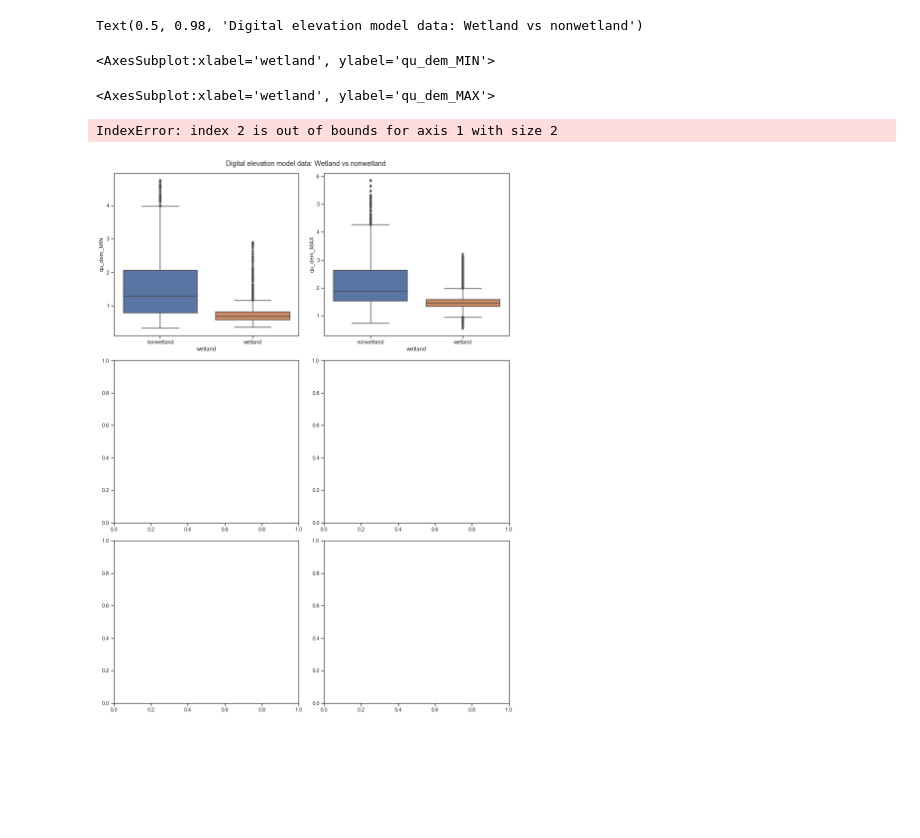
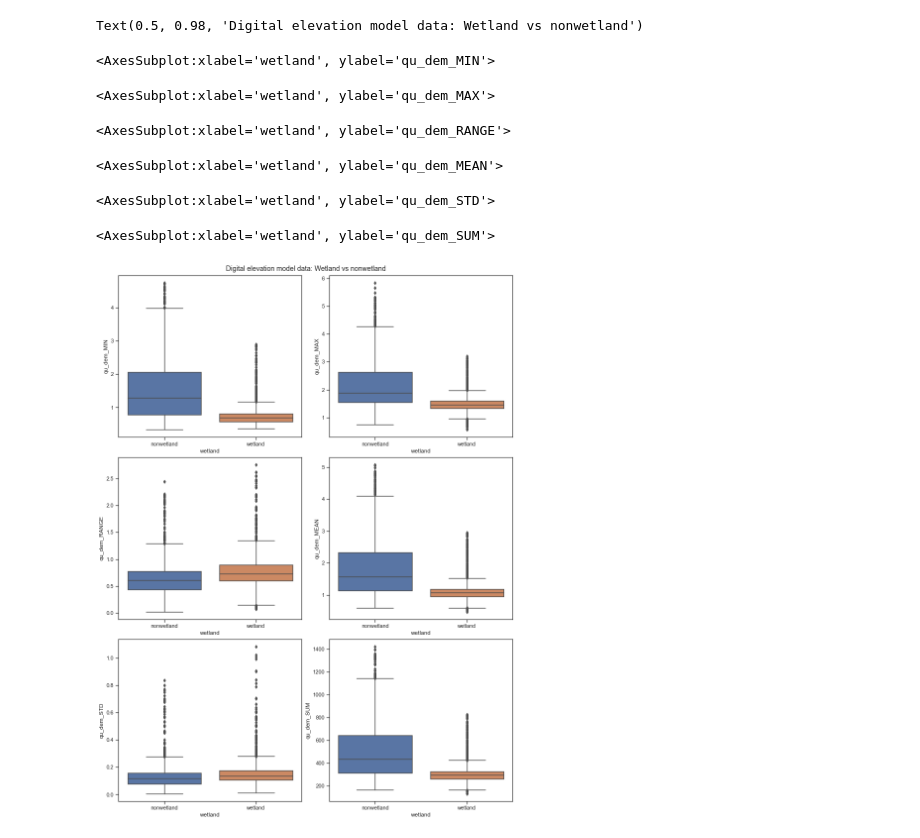
Before and after one commit to sgovil5/wetland-prediction, a Jupyter notebook: V1/Boxplots.ipynb, the cells around one changed output. Saved outputs shown, nothing was run; the diff lists cells and outputs as text; code cells hidden in the pictures; blank space fills up the shorter version.

Commit message:
Still need to finish the boxplots :(

```diff
--- a/V1/Boxplots.ipynb
+++ b/V1/Boxplots.ipynb
@@ -15,19 +15,22 @@ dfes = pd.read_csv('RiverRoad_Quan_RF.csv')
 # %%
 fig, ax = plt.subplots(3, 2, figsize=(12,16), constrained_layout=True)
 fig.suptitle('Digital elevation model data: Wetland vs nonwetland')
 
 sns.boxplot(ax=ax[0,0], x=dfes.wetland,y=dfes.qu_dem_MIN, width=0.8)
 sns.boxplot(ax=ax[0,1], x=dfes.wetland,y=dfes.qu_dem_MAX, width=0.8)
-sns.boxplot(ax=ax[0,2], x=dfes.wetland,y=dfes.qu_dem_RANGE, width=0.8)
-sns.boxplot(ax=ax[1,0], x=dfes.wetland,y=dfes.qu_dem_MEAN, width=0.8)
-sns.boxplot(ax=ax[1,1], x=dfes.wetland,y=dfes.qu_dem_STD, width=0.8)
-sns.boxplot(ax=ax[1,2], x=dfes.wetland,y=dfes.qu_dem_SUM, width =0.8)
+sns.boxplot(ax=ax[1,0], x=dfes.wetland,y=dfes.qu_dem_RANGE, width=0.8)
+sns.boxplot(ax=ax[1,1], x=dfes.wetland,y=dfes.qu_dem_MEAN, width=0.8)
+sns.boxplot(ax=ax[2,0], x=dfes.wetland,y=dfes.qu_dem_STD, width=0.8)
+sns.boxplot(ax=ax[2,1], x=dfes.wetland,y=dfes.qu_dem_SUM, width =0.8)
 # %% [output]
 Text(0.5, 0.98, 'Digital elevation model data: Wetland vs nonwetland')
 <AxesSubplot:xlabel='wetland', ylabel='qu_dem_MIN'>
 <AxesSubplot:xlabel='wetland', ylabel='qu_dem_MAX'>
-IndexError: index 2 is out of bounds for axis 1 with size 2
+<AxesSubplot:xlabel='wetland', ylabel='qu_dem_RANGE'>
+<AxesSubplot:xlabel='wetland', ylabel='qu_dem_MEAN'>
+<AxesSubplot:xlabel='wetland', ylabel='qu_dem_STD'>
+<AxesSubplot:xlabel='wetland', ylabel='qu_dem_SUM'>
-[figure, old version]
+[figure, new version]
 # %%
 fig, ax = plt.subplots(3, 2, figsize=(12,16), constrained_layout=True)
 fig.suptitle('Digital surface model data: Wetland vs nonwetland')
```
Also changed, not shown: parts of 19 cells of this notebook, 1 other file.
